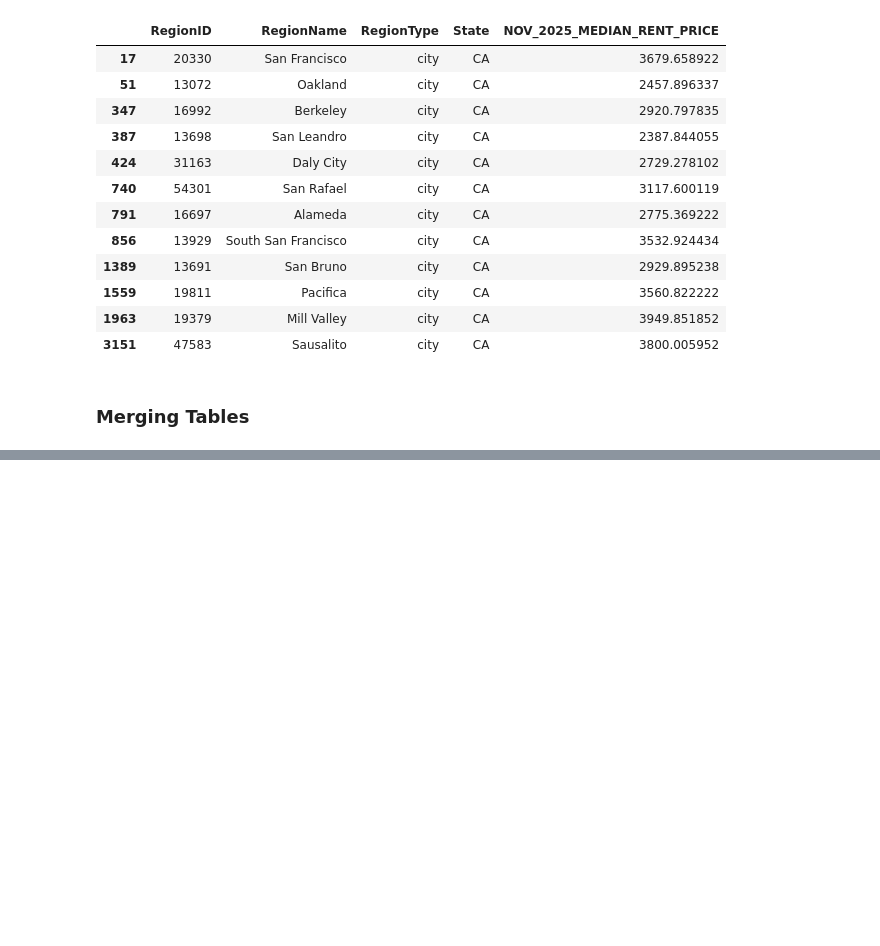
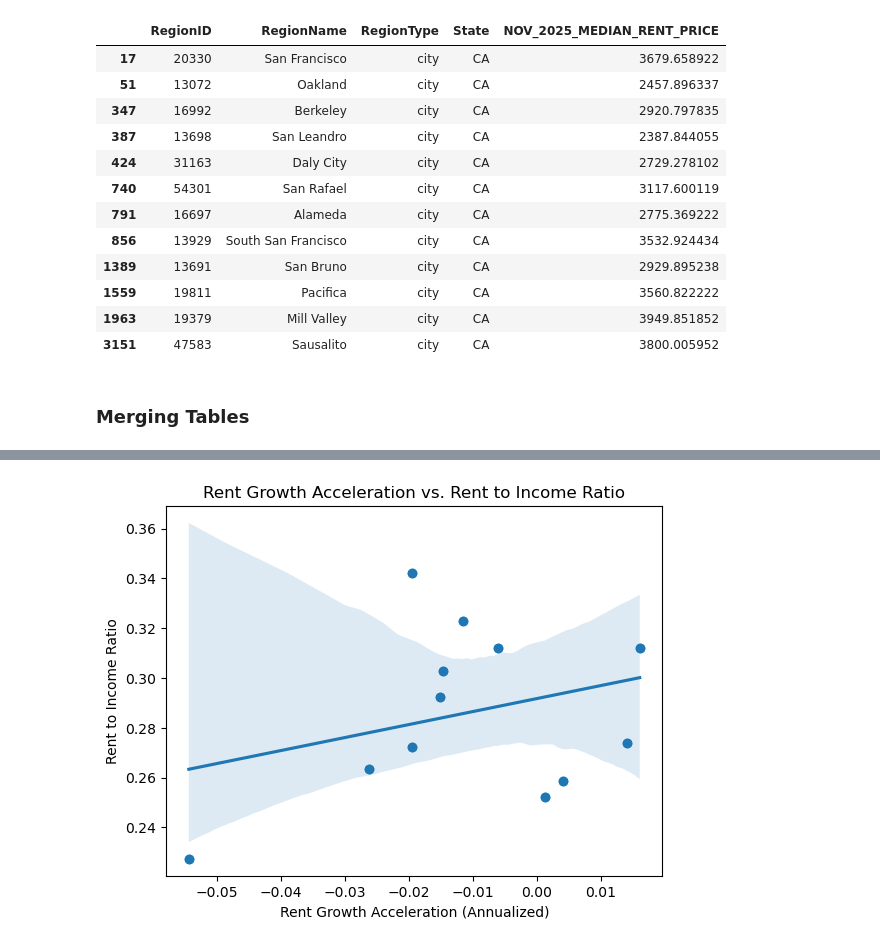
Before and after one commit to jagresti/remote-work-housing, a Jupyter notebook: city_data.ipynb, the cells around one changed output, grey strips where cells are left out. Cells and saved outputs as stored; diff of their text form; code cells hidden in the pictures; blank space fills up the shorter version.

```diff
--- a/city_data.ipynb
+++ b/city_data.ipynb
@@ -252,0 +525,10 @@ merged_table
+# %%
+plt.scatter(master['rent_growth_acceleration'], master['rent_to_income'])
+sns.regplot(x='rent_growth_acceleration', y='rent_to_income', data=master)
+plt.ylabel('Rent to Income Ratio')
+plt.xlabel('Rent Growth Acceleration (Annualized)')
+plt.title('Rent Growth Acceleration vs. Rent to Income Ratio')
+plt.show()
+#slight upward trend
+# %% [output]
+[figure, added]
```
Also changed, not shown: parts of 23 cells of this notebook, 1 other file.
